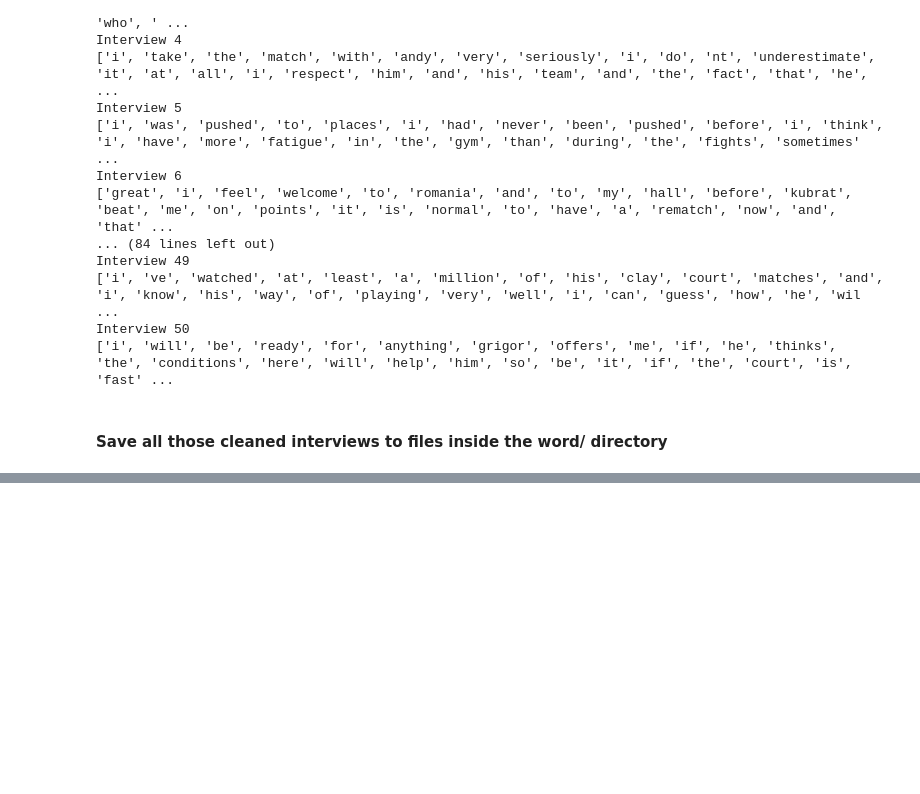
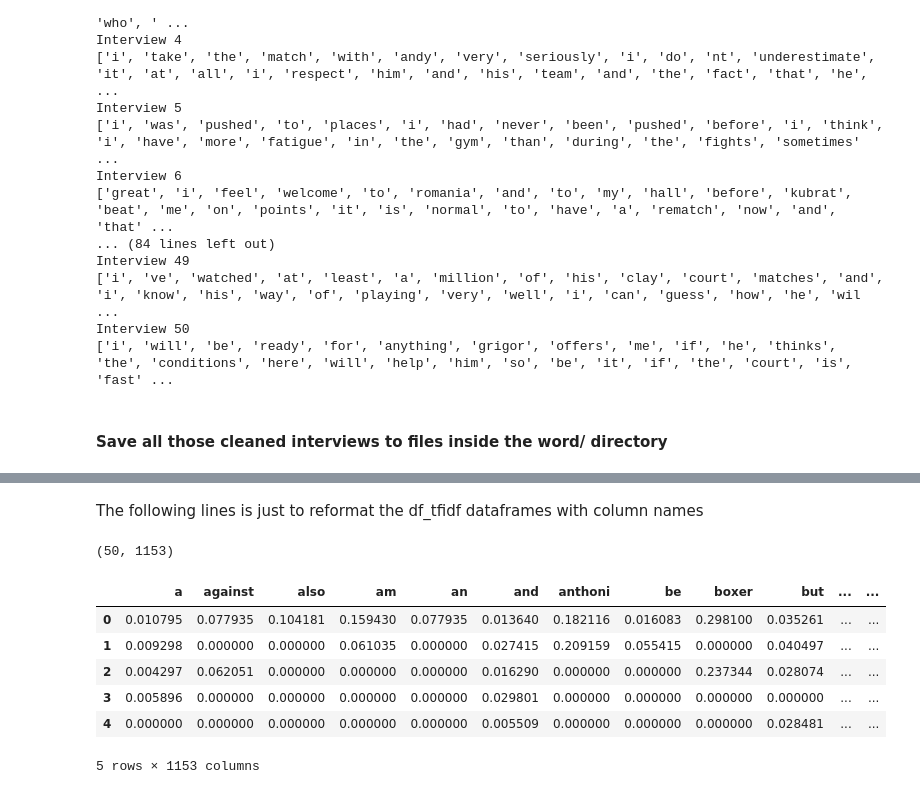
Before and after one commit to IAbeteEtMechante/Prediction_of_tennis_results, a Jupyter notebook: Data_preprocessing.ipynb, the cells around one changed output, grey strips where cells are left out. Saved outputs shown, nothing was run; the diff lists cells and outputs as text; code cells hidden in the pictures; blank space fills up the shorter version.

```diff
--- a/Data_preprocessing.ipynb
+++ b/Data_preprocessing.ipynb
@@ -309,0 +433,29 @@ words_to_files(df)
+# %%
+#we apply the tfidf on each stemmer
+df_tfidf_1 = tf_idf(df_stem, 'words_stem_1')
+df_tfidf_2 = tf_idf(df_stem, 'words_stem_2')
+# %% [markdown]
+The following lines is just to reformat the df_tfidf dataframes with column names
+# %%
+def get_headers(df, attr):
+    documents = df[attr]
+    dictionary = Dictionary(documents)
+    return list(dictionary.values())
+# %%
+df_tfidf_headers_1 = get_headers(df_stem, 'words_stem_1')
+df_tfidf_headers_2 = get_headers(df_stem, 'words_stem_2')
+# %%
+df_tfidf_1.columns = df_tfidf_headers_1
+df_tfidf_2.columns = df_tfidf_headers_2
+# %%
+print(df_tfidf_1.shape)
+df_tfidf_1.head()
+# %% [output]
+(50, 1153)
+|  | a | against | also | am | an | and | anthoni | be | boxer | but | ... | ... |
+| 0 | 0.010795 | 0.077935 | 0.104181 | 0.159430 | 0.077935 | 0.013640 | 0.182116 | 0.016083 | 0.298100 | 0.035261 | ... | ... |
+| 1 | 0.009298 | 0.000000 | 0.000000 | 0.061035 | 0.000000 | 0.027415 | 0.209159 | 0.055415 | 0.000000 | 0.040497 | ... | ... |
+| 2 | 0.004297 | 0.062051 | 0.000000 | 0.000000 | 0.000000 | 0.016290 | 0.000000 | 0.000000 | 0.237344 | 0.028074 | ... | ... |
+| 3 | 0.005896 | 0.000000 | 0.000000 | 0.000000 | 0.000000 | 0.029801 | 0.000000 | 0.000000 | 0.000000 | 0.000000 | ... | ... |
+| 4 | 0.000000 | 0.000000 | 0.000000 | 0.000000 | 0.000000 | 0.005509 | 0.000000 | 0.000000 | 0.000000 | 0.028481 | ... | ... |
+5 rows × 1153 columns
```
Also changed, not shown: parts of 15 cells of this notebook, 3 other files.
